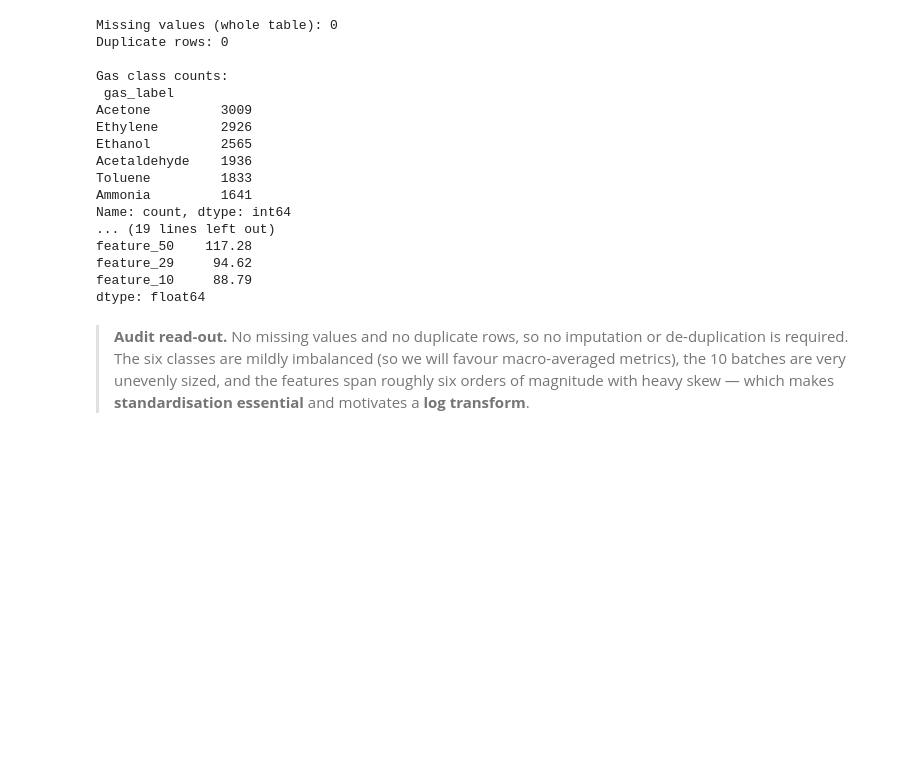
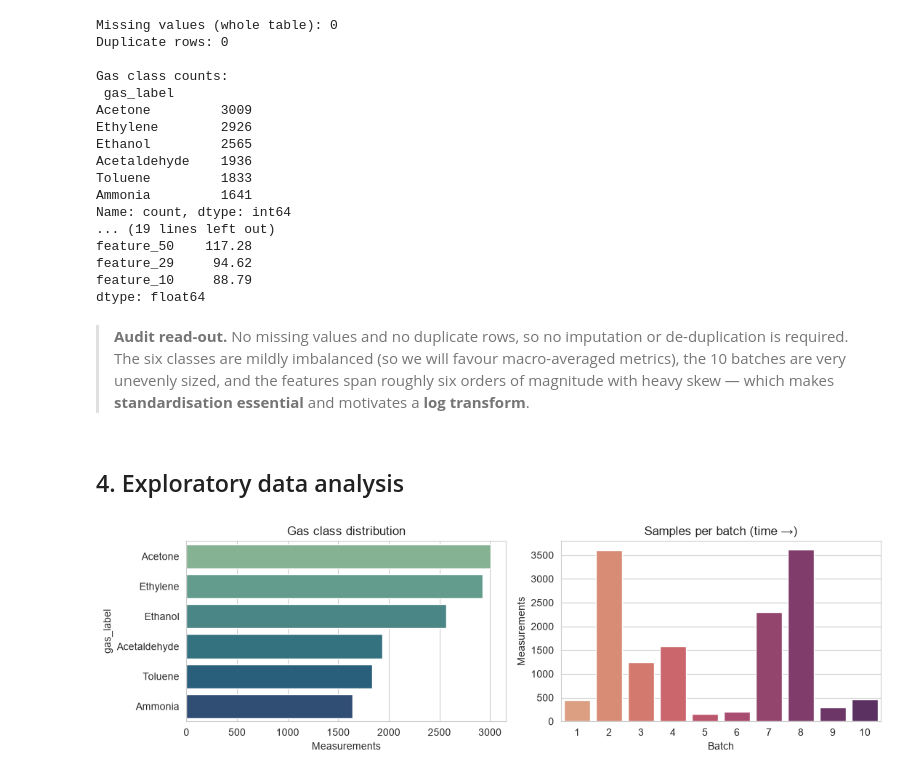
Before and after one commit to IT21361036/FML-Assignment, a Jupyter notebook: FML_Assignment.ipynb, the cells around one changed output. Cells and saved outputs as stored; diff of their text form; code cells hidden in the pictures; blank space fills up the shorter version.

```diff
--- a/FML_Assignment.ipynb
+++ b/FML_Assignment.ipynb
@@ -125,3 +125,16 @@ dtype: float64
 > macro-averaged metrics), the 10 batches are very unevenly sized, and the features span
 > roughly six orders of magnitude with heavy skew — which makes **standardisation essential**
 > and motivates a **log transform**.
+# %% [markdown]
+## 4. Exploratory data analysis
+# %%
+fig, ax = plt.subplots(1, 2, figsize=(11, 3.4))
+vc = df["gas_label"].value_counts()
+sns.barplot(x=vc.values, y=vc.index, palette="crest", ax=ax[0])
+ax[0].set_title("Gas class distribution"); ax[0].set_xlabel("Measurements")
+bs = df["Batch ID"].value_counts().sort_index()
+sns.barplot(x=bs.index, y=bs.values, palette="flare", ax=ax[1])
+ax[1].set_title("Samples per batch (time \u2192)"); ax[1].set_xlabel("Batch"); ax[1].set_ylabel("Measurements")
+plt.tight_layout(); plt.show()
+# %% [output]
+[figure, added]
```
